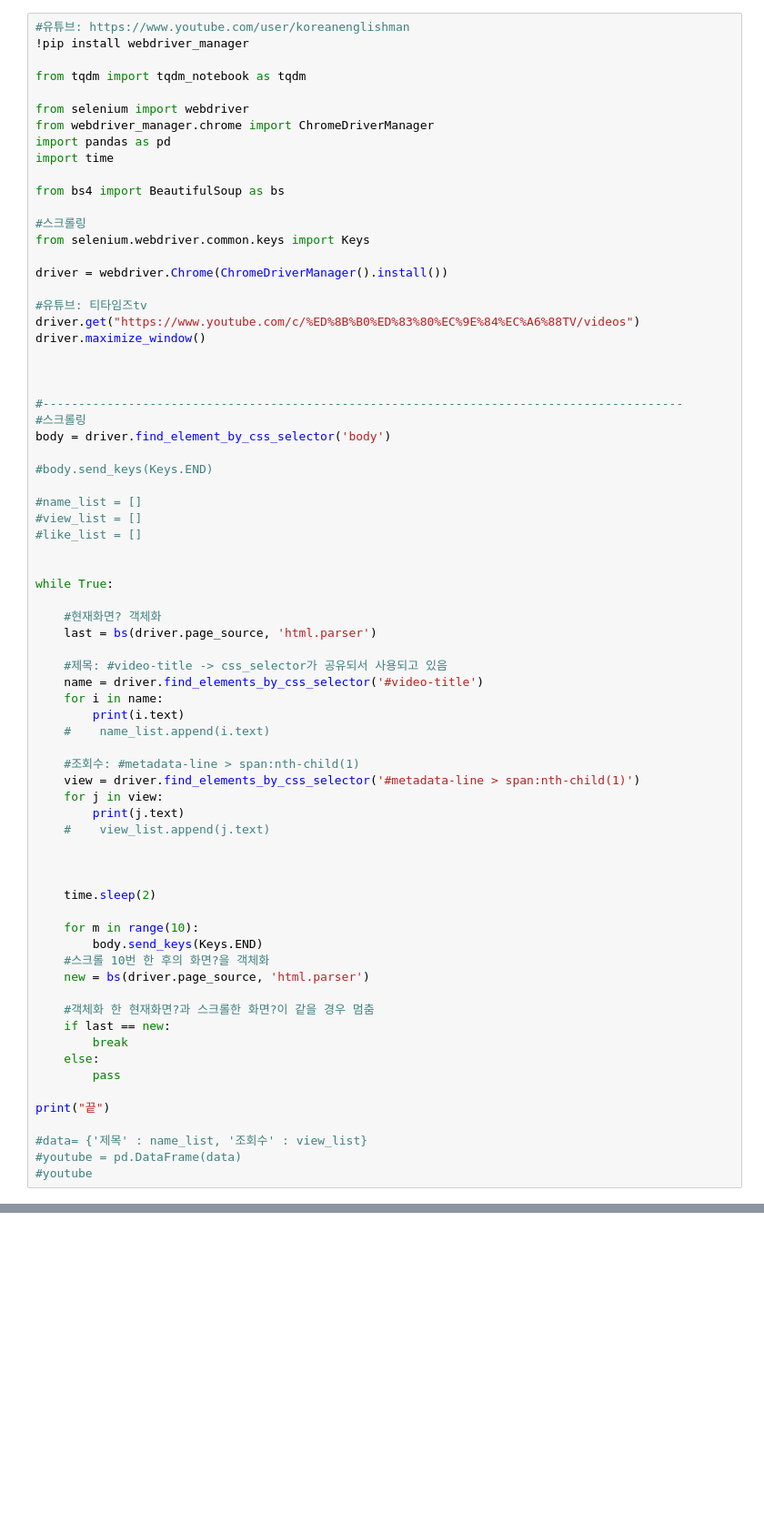
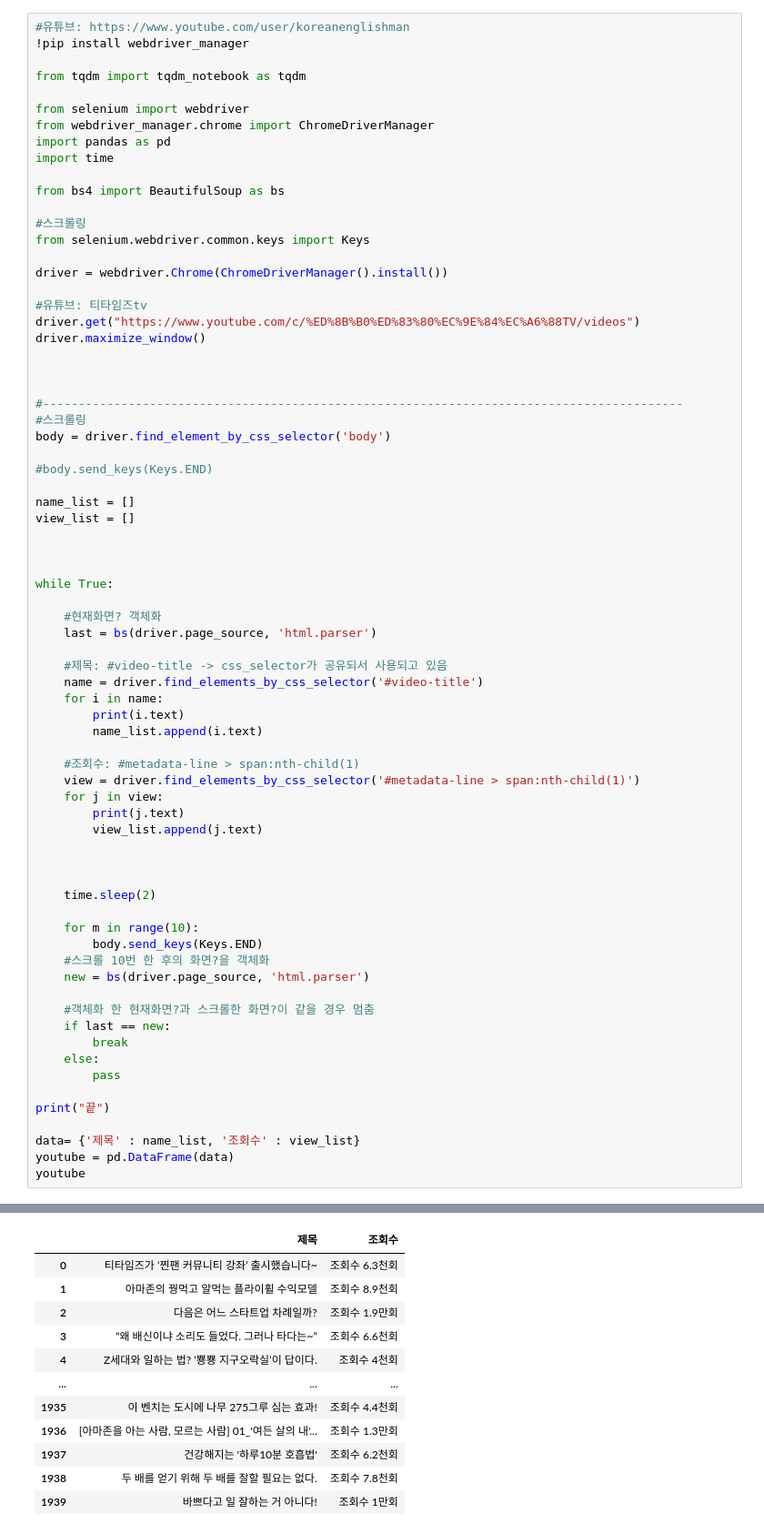
Before and after one commit to eeyeji/Crawling, a Jupyter notebook: 2일차/Scroll.ipynb, the cells around one changed output, grey strips where cells are left out. Shown at 91% size. Cells and saved outputs as stored; diff of their text form; blank space fills up the shorter version.

Commit message:
Scrolling_Youtube

```diff
--- a/2일차/Scroll.ipynb
+++ b/2일차/Scroll.ipynb
@@ -28,9 +28,9 @@ body = driver.find_element_by_css_selector('body')
 
 #body.send_keys(Keys.END)
 
-#name_list = []
-#view_list = []
-#like_list = []
+name_list = []
+view_list = []
+
 
 
 while True:
@@ -42,13 +42,13 @@ while True:
     name = driver.find_elements_by_css_selector('#video-title')
     for i in name:
         print(i.text)
-    #    name_list.append(i.text)
+        name_list.append(i.text)
 
     #조회수: #metadata-line > span:nth-child(1)
     view = driver.find_elements_by_css_selector('#metadata-line > span:nth-child(1)')
     for j in view:
         print(j.text)
-    #    view_list.append(j.text)
+        view_list.append(j.text)
 
 
 
@@ -67,8 +67,8 @@ while True:
 
 print("끝")
 
-#data= {'제목' : name_list, '조회수' : view_list}
-#youtube = pd.DataFrame(data)
-#youtube
+data= {'제목' : name_list, '조회수' : view_list}
+youtube = pd.DataFrame(data)
+youtube
 # %% [output]
 Requirement already satisfied: webdriver_manager in c:\users\user\anaconda3\lib\site-packages (3.8.3)
@@ -87,4 +87,16 @@ Requirement already satisfied: colorama in c:\users\user\anaconda3\lib\site-pack
 조회수 6.2천회
 조회수 7.8천회
 조회수 1만회
 끝
+|  | 제목 | 조회수 |
+| 0 | 티타임즈가 ‘찐팬 커뮤니티 강좌’ 출시했습니다~ | 조회수 6.3천회 |
+| 1 | 아마존의 꿩먹고 알먹는 플라이휠 수익모델 | 조회수 8.9천회 |
+| 2 | 다음은 어느 스타트업 차례일까? | 조회수 1.9만회 |
+| 3 | “왜 배신이냐 소리도 들었다. 그러나 타다는~” | 조회수 6.6천회 |
+| 4 | Z세대와 일하는 법? ‘뿅뿅 지구오락실’이 답이다. | 조회수 4천회 |
+| ... | ... | ... |
+| 1935 | 이 벤치는 도시에 나무 275그루 심는 효과! | 조회수 4.4천회 |
+| 1936 | [아마존을 아는 사람, 모르는 사람] 01_'여든 살의 내'... | 조회수 1.3만회 |
+| 1937 | 건강해지는 '하루10분 호흡법' | 조회수 6.2천회 |
+| 1938 | 두 배를 얻기 위해 두 배를 잘할 필요는 없다. | 조회수 7.8천회 |
+| 1939 | 바쁘다고 일 잘하는 거 아니다! | 조회수 1만회 |
```
Also changed, not shown: parts of 1 cell of this notebook.
